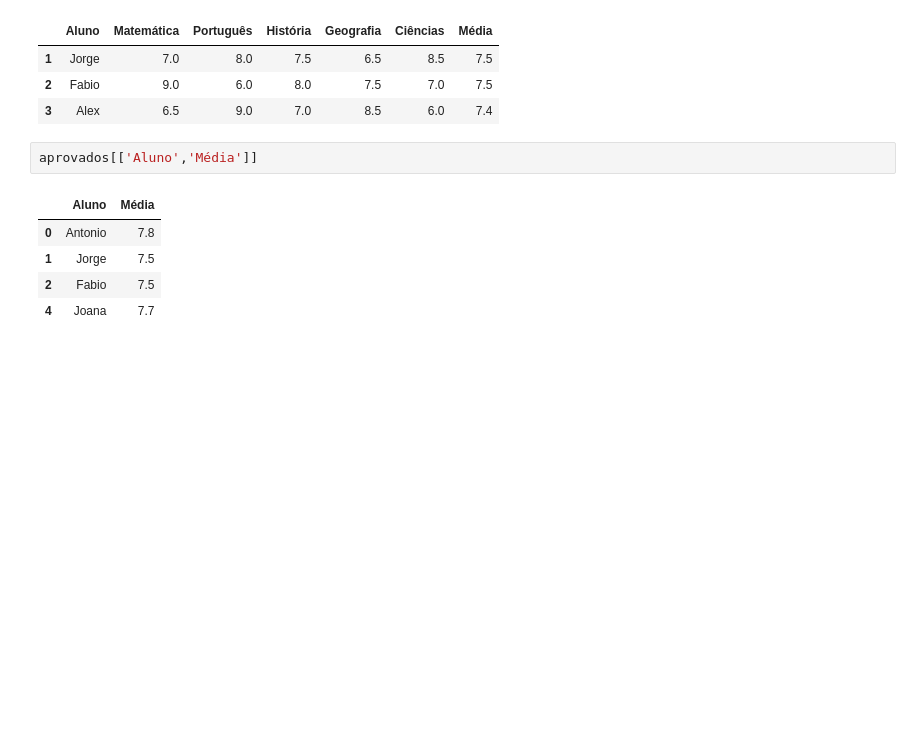
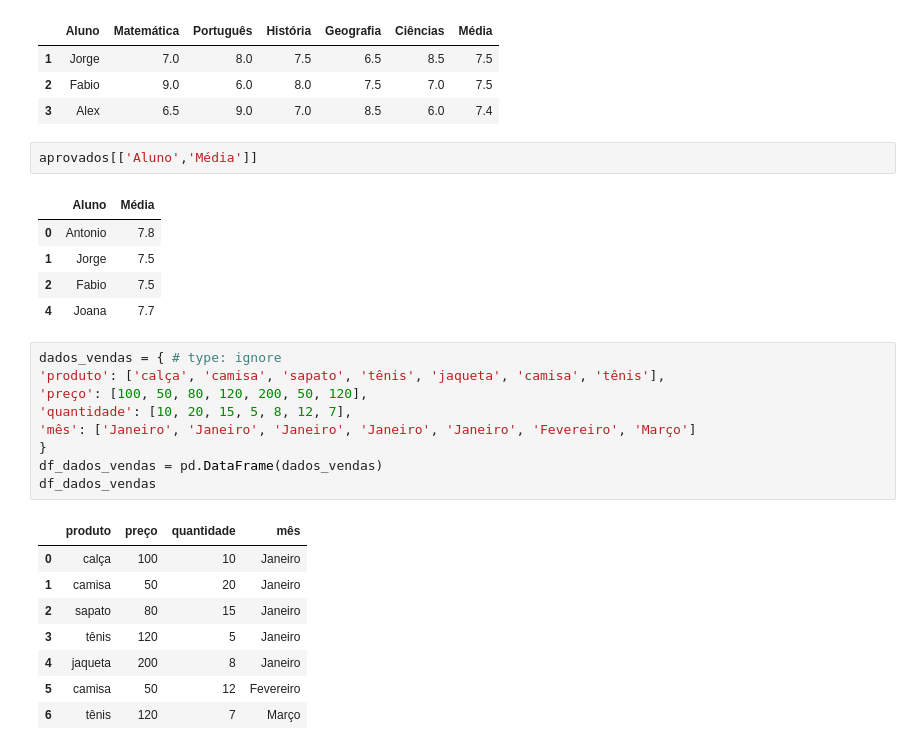
Before and after one commit to antoniofantoni/curso_python_udemy_2025, a Jupyter notebook: pandas/estrutura_de_dados/dataframe/dataframe.ipynb, the cells around one changed output. Drawn from its saved outputs; the diff is of its cells as text; blank space fills up the shorter version.

```diff
--- a/pandas/estrutura_de_dados/dataframe/dataframe.ipynb
+++ b/pandas/estrutura_de_dados/dataframe/dataframe.ipynb
@@ -66,3 +66,21 @@ aprovados[['Aluno','Média']]
 | 1 | Jorge | 7.5 |
 | 2 | Fabio | 7.5 |
 | 4 | Joana | 7.7 |
+# %%
+dados_vendas = { # type: ignore
+'produto': ['calça', 'camisa', 'sapato', 'tênis', 'jaqueta', 'camisa', 'tênis'],
+'preço': [100, 50, 80, 120, 200, 50, 120],
+'quantidade': [10, 20, 15, 5, 8, 12, 7],
+'mês': ['Janeiro', 'Janeiro', 'Janeiro', 'Janeiro', 'Janeiro', 'Fevereiro', 'Março']
+}
+df_dados_vendas = pd.DataFrame(dados_vendas)
+df_dados_vendas
+# %% [output]
+|  | produto | preço | quantidade | mês |
+| 0 | calça | 100 | 10 | Janeiro |
+| 1 | camisa | 50 | 20 | Janeiro |
+| 2 | sapato | 80 | 15 | Janeiro |
+| 3 | tênis | 120 | 5 | Janeiro |
+| 4 | jaqueta | 200 | 8 | Janeiro |
+| 5 | camisa | 50 | 12 | Fevereiro |
+| 6 | tênis | 120 | 7 | Março |
```
Also changed, not shown: parts of 5 cells of this notebook, 3 other files.
